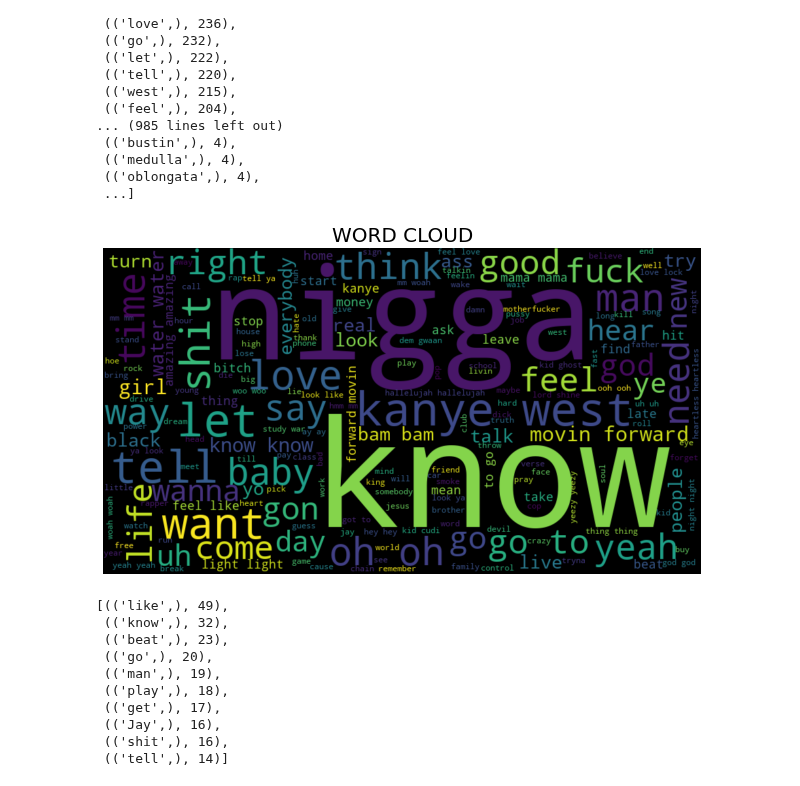
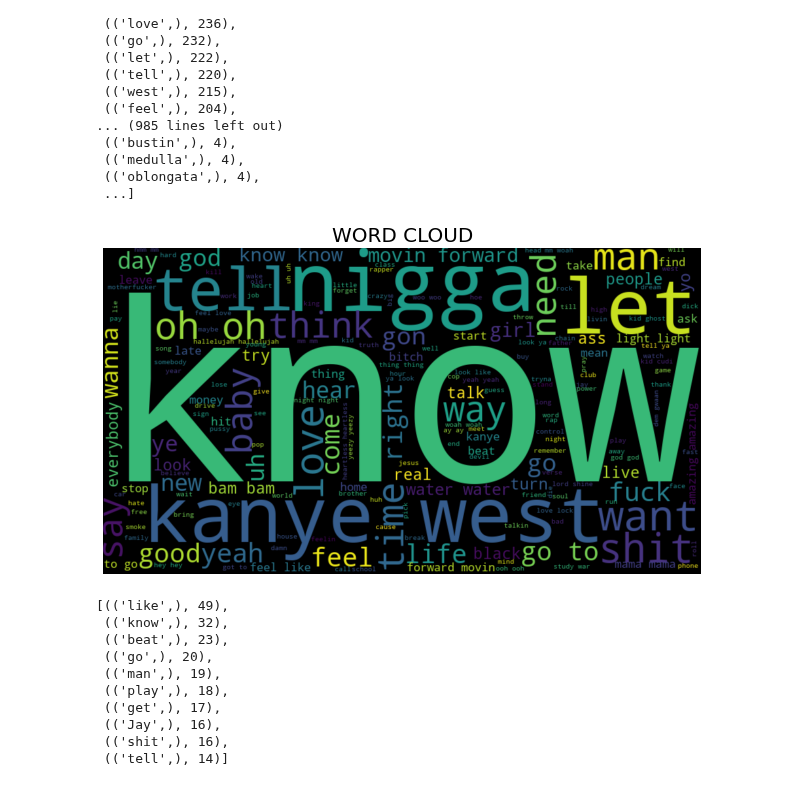
Before and after one commit to karen-pal/mentoria-canciones-DiploDatos, a Jupyter notebook: practico_2.ipynb, the cells around one changed output. Drawn from its saved outputs; the diff is of its cells as text; code cells hidden in the pictures.

```diff
--- a/practico_2.ipynb
+++ b/practico_2.ipynb
@@ -226,10 +237,9 @@ song_name     133 non-null object
 dtypes: object(6)
 memory usage: 7.3+ KB
 # %%
-import itertools
 lyrics = list(itertools.chain(dg_songs_base["lyrics"].values))
-lyrics = [j for i in lyrics for j in i]
-len(lyrics)
+full_lyrics = [j for i in lyrics for j in i]
+len(full_lyrics)
 # %% [output]
 27823
 # %%
@@ -262,19 +270,21 @@ uni_counts.most_common()
  (('oblongata',), 4),
  ...]
 # %%
-from wordcloud import WordCloud, STOPWORDS
-import matplotlib.pyplot as plt
-text = " ".join(lyrics)
-stopwords = set(STOPWORDS)
-wordcloud = WordCloud(width=880, height=480, margin=0,).generate(text)
-plt.figure(figsize=(15, 6))
-plt.imshow(wordcloud, interpolation='bilinear',)
-plt.axis("off")
-plt.title('WORD CLOUD', fontsize = 20)
-plt.margins(x=0, y=0)
-plt.show()
+
+
+def plot_wordcloud_from_string(text):
+    wordcloud = WordCloud(width=880, height=480, max_font_size = 1120,margin=0,background_color="black").generate(text)
+    plt.figure(figsize=(20, 6))
+    plt.imshow(wordcloud, interpolation='bilinear',)
+    plt.axis("off")
+    plt.title('WORD CLOUD', fontsize = 20)
+    plt.margins(x=0, y=0)
+    plt.show()
+
+text_from_full_lyrics = " ".join(full_lyrics)
+plot_wordcloud_from_string(text_from_full_lyrics)
 # %% [output]
-[figure, old version]
+[figure, new version]
 # %%
 from collections import Counter
 from nltk import ngrams
```
Also changed, not shown: parts of 3 cells of this notebook.
